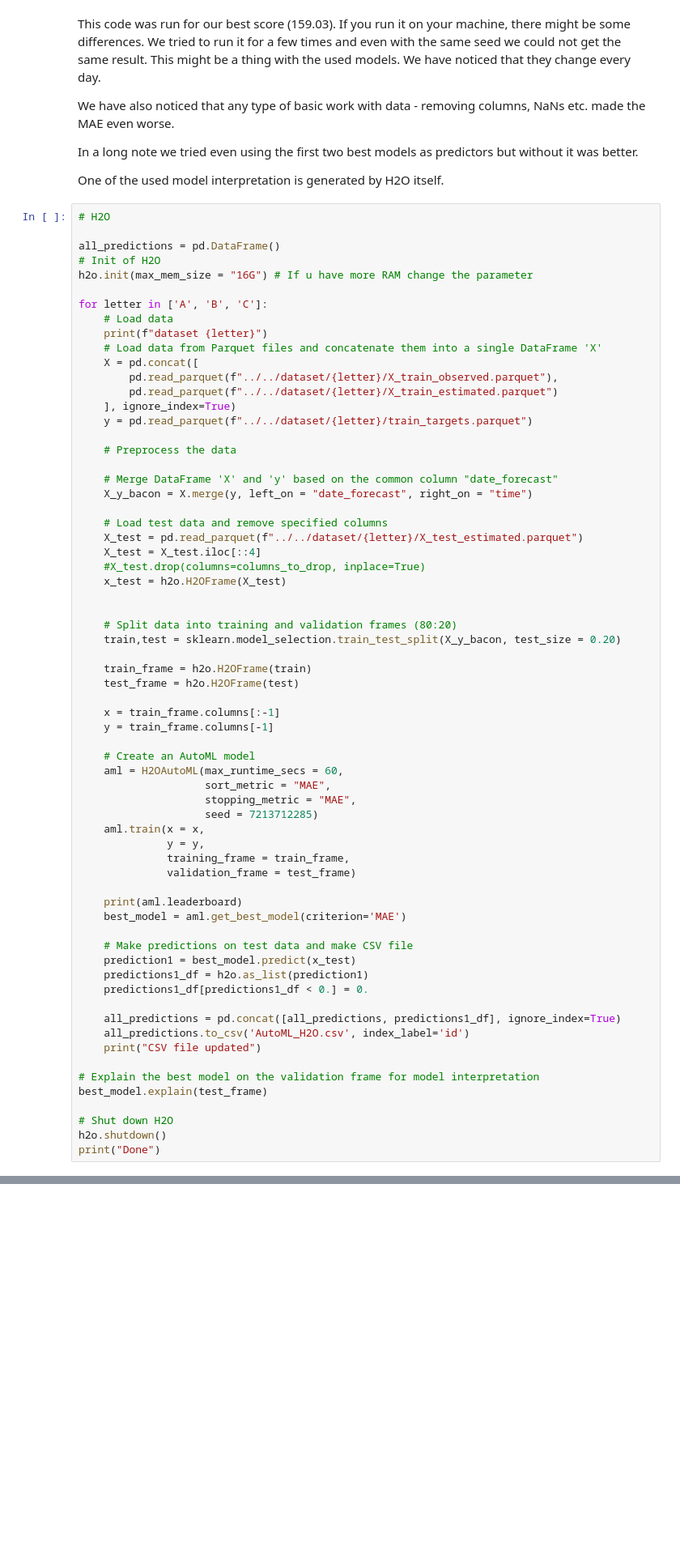
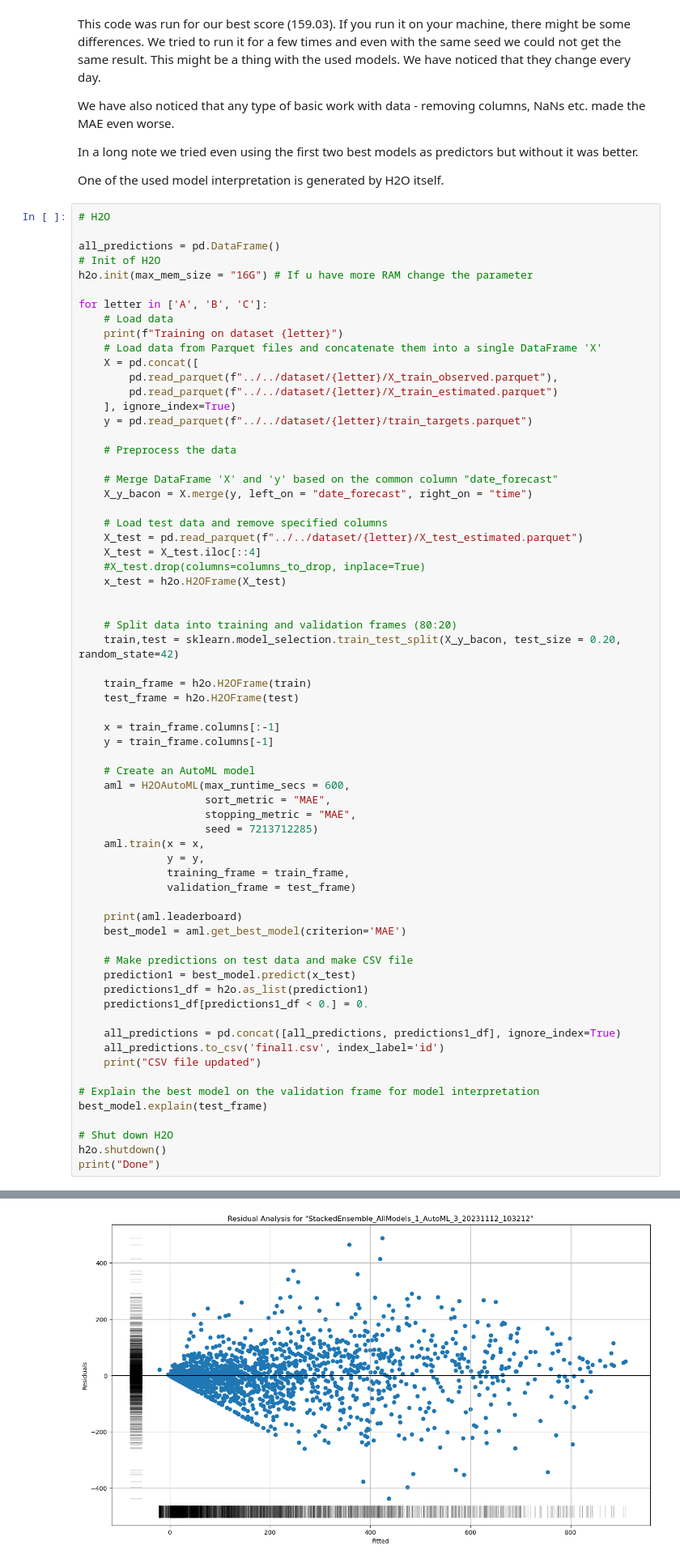
Before and after one commit to kponci/Solar-Energy-Production-Forecasting, a Jupyter notebook: solutions/FinalVersion/Short_Note_1.ipynb, the cells around one changed output, grey strips where cells are left out. Shown: that part at 81% size. Saved outputs shown, nothing was run; the diff lists cells and outputs as text; blank space fills up the shorter version.

```diff
--- a/solutions/FinalVersion/Short_Note_1.ipynb
+++ b/solutions/FinalVersion/Short_Note_1.ipynb
@@ -30,7 +35,7 @@ h2o.init(max_mem_size = "16G") # If u have more RAM change the parameter
 
 for letter in ['A', 'B', 'C']:
     # Load data
-    print(f"dataset {letter}")
+    print(f"Training on dataset {letter}")
     # Load data from Parquet files and concatenate them into a single DataFrame 'X'
     X = pd.concat([
         pd.read_parquet(f"../../dataset/{letter}/X_train_observed.parquet"),
@@ -51,7 +56,7 @@ for letter in ['A', 'B', 'C']:
 
 
     # Split data into training and validation frames (80:20)
-    train,test = sklearn.model_selection.train_test_split(X_y_bacon, test_size = 0.20)
+    train,test = sklearn.model_selection.train_test_split(X_y_bacon, test_size = 0.20, random_state=42)
 
     train_frame = h2o.H2OFrame(train)
     test_frame = h2o.H2OFrame(test)
@@ -60,7 +65,7 @@ for letter in ['A', 'B', 'C']:
     y = train_frame.columns[-1]
 
     # Create an AutoML model
-    aml = H2OAutoML(max_runtime_secs = 60,
+    aml = H2OAutoML(max_runtime_secs = 600,
                     sort_metric = "MAE",
                     stopping_metric = "MAE",
                     seed = 7213712285)
@@ -78,7 +83,7 @@ for letter in ['A', 'B', 'C']:
     predictions1_df[predictions1_df < 0.] = 0.
 
     all_predictions = pd.concat([all_predictions, predictions1_df], ignore_index=True)
-    all_predictions.to_csv('AutoML_H2O.csv', index_label='id')
+    all_predictions.to_csv('final1.csv', index_label='id')
     print("CSV file updated")
 
 # Explain the best model on the validation frame for model interpretation
@@ -87,3 +92,4 @@ best_model.explain(test_frame)
 # Shut down H2O
 h2o.shutdown()
 print("Done")
+# %% [output]
@@ -89,0 +175 @@ print("Done")
+[figure, added]
```
Also changed, not shown: parts of 4 cells of this notebook, 10 other files.
